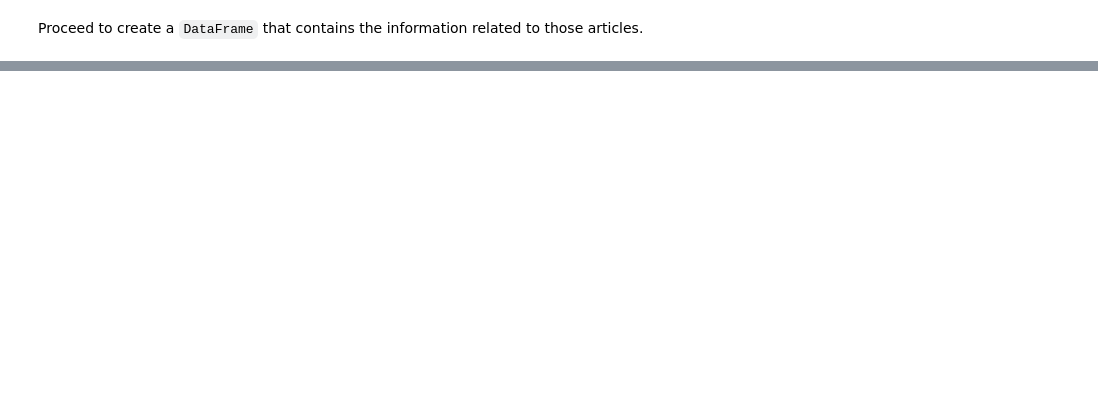
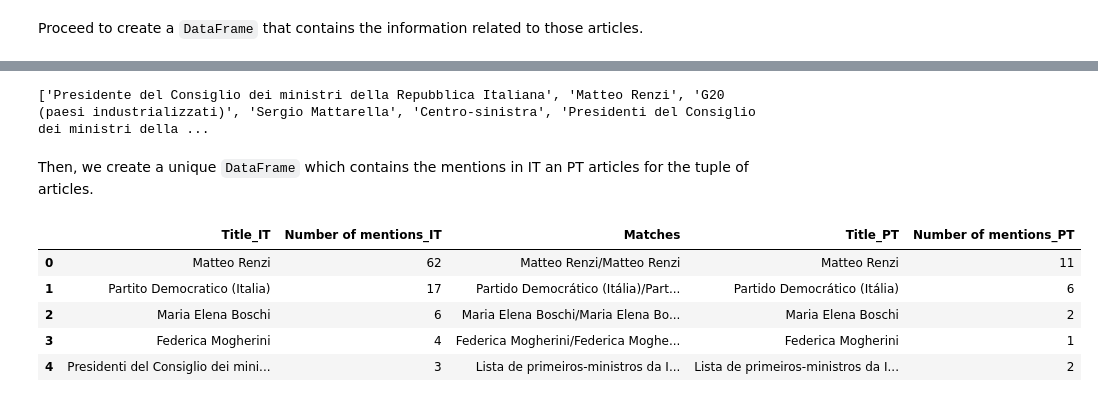
Before and after one commit to CriMenghini/Wikipedia, a Jupyter notebook: Mention/Mention_draft.ipynb, the cells around one changed output, grey strips where cells are left out. Saved outputs shown, nothing was run; the diff lists cells and outputs as text; code cells hidden in the pictures; blank space fills up the shorter version.

```diff
--- a/Mention/Mention_draft.ipynb
+++ b/Mention/Mention_draft.ipynb
@@ -265,0 +260,43 @@ Join the two `DataFrames`
+# %%
+# Take a look at the list of articles
+it_titles_with_mention = list(match_with_mention.Title)
+print (it_titles_with_mention)
+# %% [output]
+['Presidente del Consiglio dei ministri della Repubblica Italiana', 'Matteo Renzi', 'G20 (paesi industrializzati)', 'Sergio Mattarella', 'Centro-sinistra', 'Presidenti del Consiglio dei ministri della ...
+# %%
+# Re-define the two dictionaries according to this evidence
+dict_italian_mentions = {k:v for k,v in dict_italian.items() if v in it_titles_with_mention}
+# Define the inverted
+inverted_dict_italian_mentions = {v : k for k, v in dict_italian.items()}
+
+# Create the list of titles for PT articles
+pt_titles_with_mention = list(dict_italian_mentions.keys())
+# %% [markdown]
+Then, we create a unique `DataFrame` which contains the mentions in IT an PT articles for the tuple of articles.
+# %%
+# Create df for IT mentions
+df_match_it_mentions = df_it_mentions.query('Title in @it_titles_with_mention').sort_values('Number of mentions', ascending = False)
+
+# Create df for PT mentions
+df_match_pt_mentions = df_pt_mentions.query('Title in @pt_titles_with_mention').sort_values('Number of mentions', ascending = False)
+# %%
+# Create new column
+new_column_it = ['/'.join([k]+[v]) for i in df_match_it_mentions.Title for k,v in dict_italian_mentions.items()  if i == v]
+new_column_pt = ['/'.join([k]+[v]) for i in df_match_pt_mentions.Title for k,v in dict_italian_mentions.items()  if i == k]
+
+# Add the new column to the two dataframes
+df_match_it_mentions['Matches'] = new_column_it
+df_match_pt_mentions['Matches'] = new_column_pt
+# %%
+# Join the two dfs on the correspondence tuples
+matches_mention = pd.merge(df_match_it_mentions, df_match_pt_mentions, on = 'Matches', suffixes = ('_IT','_PT'))
+
+# Show result
+matches_mention.head()
+# %% [output]
+|  | Title_IT | Number of mentions_IT | Matches | Title_PT | Number of mentions_PT |
+| 0 | Matteo Renzi | 62 | Matteo Renzi/Matteo Renzi | Matteo Renzi | 11 |
+| 1 | Partito Democratico (Italia) | 17 | Partido Democrático (Itália)/Part... | Partido Democrático (Itália) | 6 |
+| 2 | Maria Elena Boschi | 6 | Maria Elena Boschi/Maria Elena Bo... | Maria Elena Boschi | 2 |
+| 3 | Federica Mogherini | 4 | Federica Mogherini/Federica Moghe... | Federica Mogherini | 1 |
+| 4 | Presidenti del Consiglio dei mini... | 3 | Lista de primeiros-ministros da I... | Lista de primeiros-ministros da I... | 2 |
```
Also changed, not shown: parts of 31 cells of this notebook, 2 other files.
